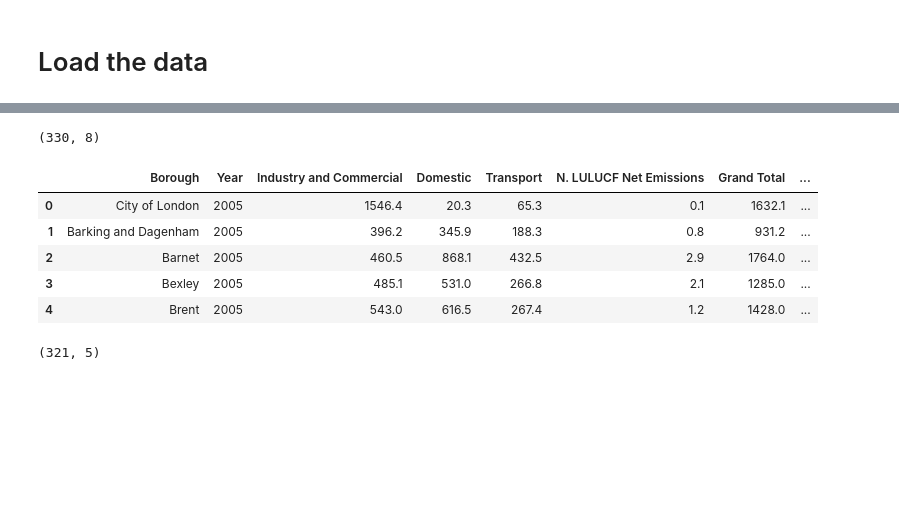
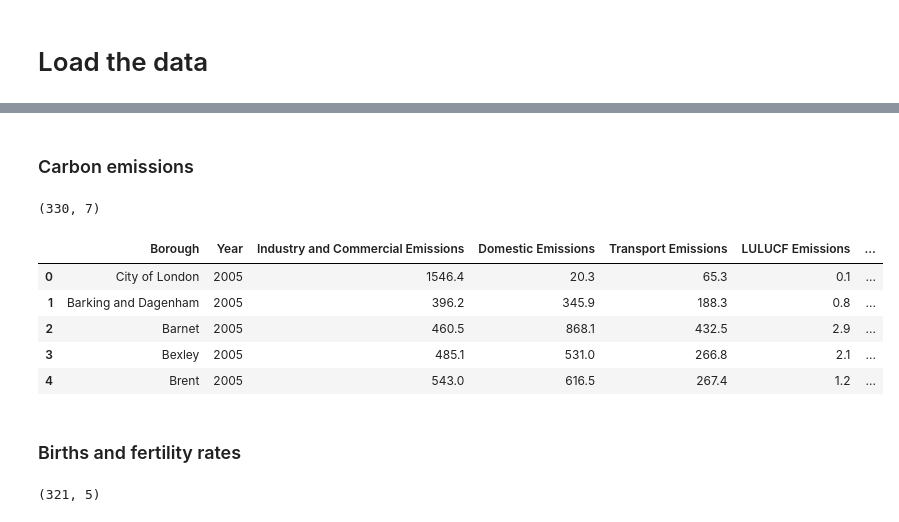
Before and after one commit to AdrianRamirezRio/crimeAnalysis, a Jupyter notebook: DataUnderstunding.ipynb, the cells around one changed output, grey strips where cells are left out. Drawn from its saved outputs; the diff is of its cells as text; code cells hidden in the pictures; blank space fills up the shorter version.

```diff
--- a/DataUnderstunding.ipynb
+++ b/DataUnderstunding.ipynb
@@ -35,13 +115,16 @@ population.head()
+# %% [markdown]
+### Carbon emissions
 # %%
 # Load carbon emissions dataset
 co2 = pd.read_csv("data/carbon_emissions_borough_2005_2014.csv")
+co2.drop("Grand Total Emissions", axis=1, inplace=True)
 print(co2.shape)
 co2.head()
 # %% [output]
-(330, 8)
+(330, 7)
-|  | Borough | Year | Industry and Commercial | Domestic | Transport | N. LULUCF Net Emissions | Grand Total | ... |
-| 0 | City of London | 2005 | 1546.4 | 20.3 | 65.3 | 0.1 | 1632.1 | ... |
-| 1 | Barking and Dagenham | 2005 | 396.2 | 345.9 | 188.3 | 0.8 | 931.2 | ... |
-| 2 | Barnet | 2005 | 460.5 | 868.1 | 432.5 | 2.9 | 1764.0 | ... |
-| 3 | Bexley | 2005 | 485.1 | 531.0 | 266.8 | 2.1 | 1285.0 | ... |
-| 4 | Brent | 2005 | 543.0 | 616.5 | 267.4 | 1.2 | 1428.0 | ... |
+|  | Borough | Year | Industry and Commercial Emissions | Domestic Emissions | Transport Emissions | LULUCF Emissions | ... |
+| 0 | City of London | 2005 | 1546.4 | 20.3 | 65.3 | 0.1 | ... |
+| 1 | Barking and Dagenham | 2005 | 396.2 | 345.9 | 188.3 | 0.8 | ... |
+| 2 | Barnet | 2005 | 460.5 | 868.1 | 432.5 | 2.9 | ... |
+| 3 | Bexley | 2005 | 485.1 | 531.0 | 266.8 | 2.1 | ... |
+| 4 | Brent | 2005 | 543.0 | 616.5 | 267.4 | 1.2 | ... |
@@ -48,3 +151,5 @@ co2.head()
+# %% [markdown]
+### Births and fertility rates
 # %%
 # Load births and fertility
 fertility = pd.read_csv("data/births_fertility_rates_borough_2005_2014.csv")
```
Also changed, not shown: parts of 66 cells of this notebook, 12 other files.
